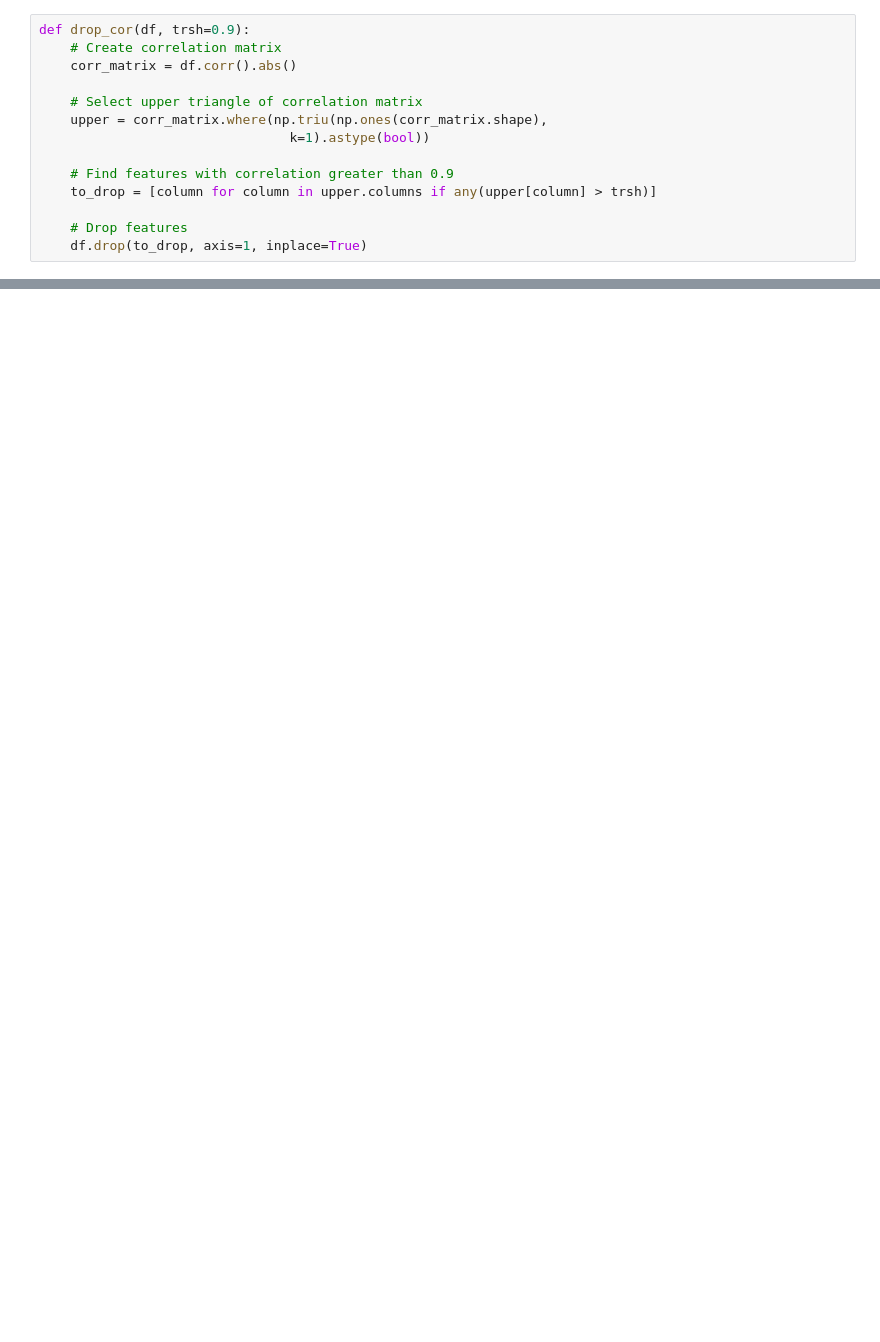
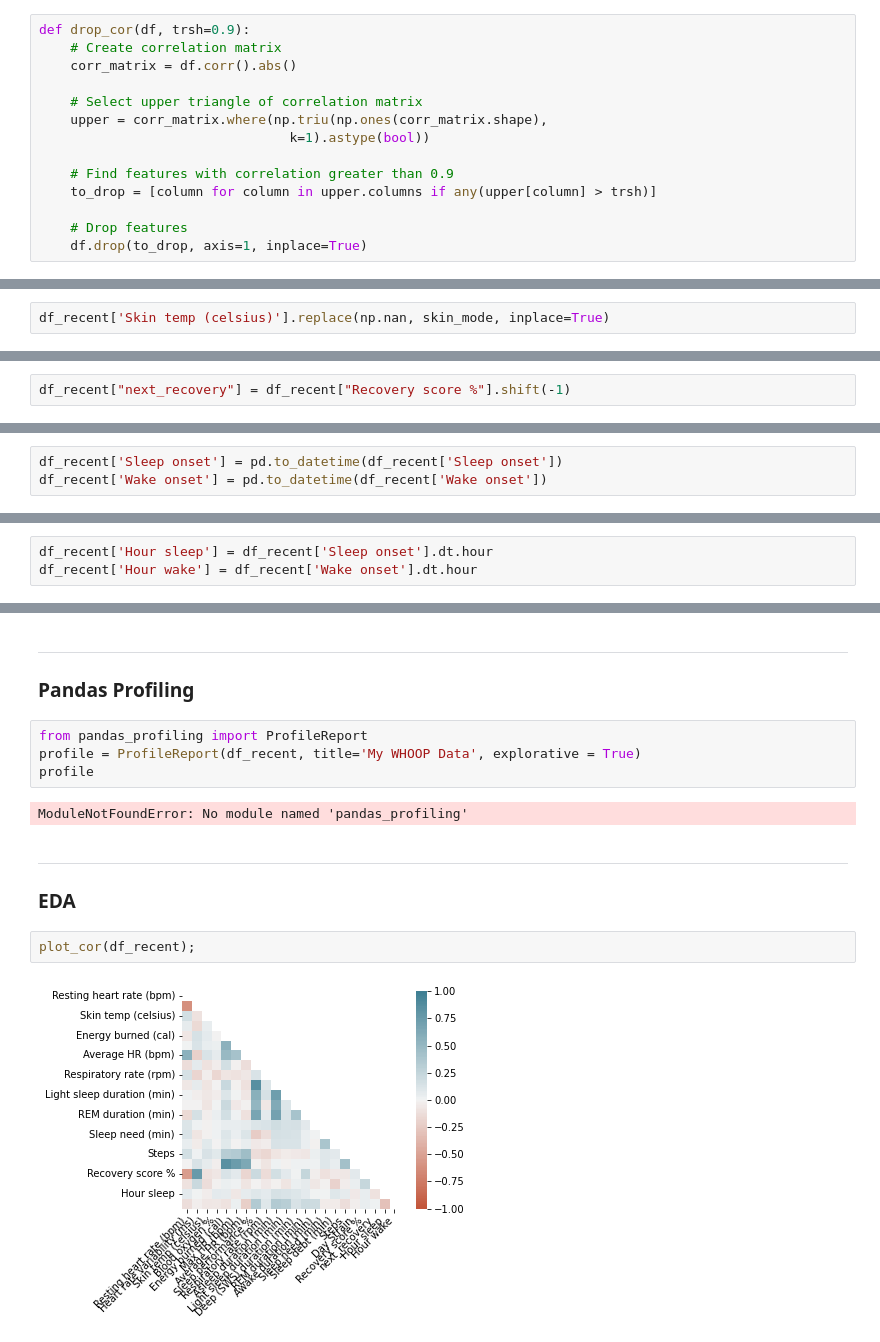
Before and after one commit to psyrgkan/Whoop_investigation, a Jupyter notebook: clean_data.ipynb, the cells around one changed output, grey strips where cells are left out. Saved outputs shown, nothing was run; the diff lists cells and outputs as text; blank space fills up the shorter version.

```diff
--- a/clean_data.ipynb
+++ b/clean_data.ipynb
@@ -362,0 +663,2 @@ drop_cor(physio)
+# %%
+df_recent['Skin temp (celsius)'].replace(np.nan, skin_mode, inplace=True)
@@ -362,0 +705,2 @@ drop_cor(physio)
+# %%
+df_recent["next_recovery"] = df_recent["Recovery score %"].shift(-1)
@@ -362,0 +718,3 @@ drop_cor(physio)
+# %%
+df_recent['Sleep onset'] = pd.to_datetime(df_recent['Sleep onset'])
+df_recent['Wake onset'] = pd.to_datetime(df_recent['Wake onset'])
@@ -362,0 +752,3 @@ drop_cor(physio)
+# %%
+df_recent['Hour sleep'] = df_recent['Sleep onset'].dt.hour
+df_recent['Hour wake'] = df_recent['Wake onset'].dt.hour
@@ -362,0 +776,16 @@ drop_cor(physio)
+# %% [markdown]
+***
+### Pandas Profiling
+# %%
+from pandas_profiling import ProfileReport
+profile = ProfileReport(df_recent, title='My WHOOP Data', explorative = True)
+profile
+# %% [output]
+ModuleNotFoundError: No module named 'pandas_profiling'
+# %% [markdown]
+***
+### EDA
+# %%
+plot_cor(df_recent);
+# %% [output]
+[figure, added]
```
Also changed, not shown: parts of 81 cells of this notebook.
